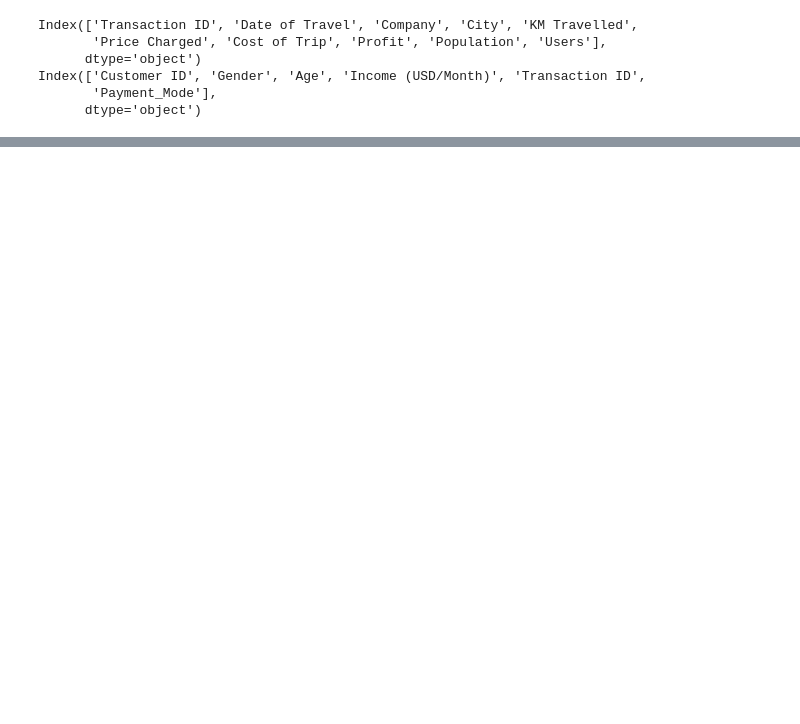
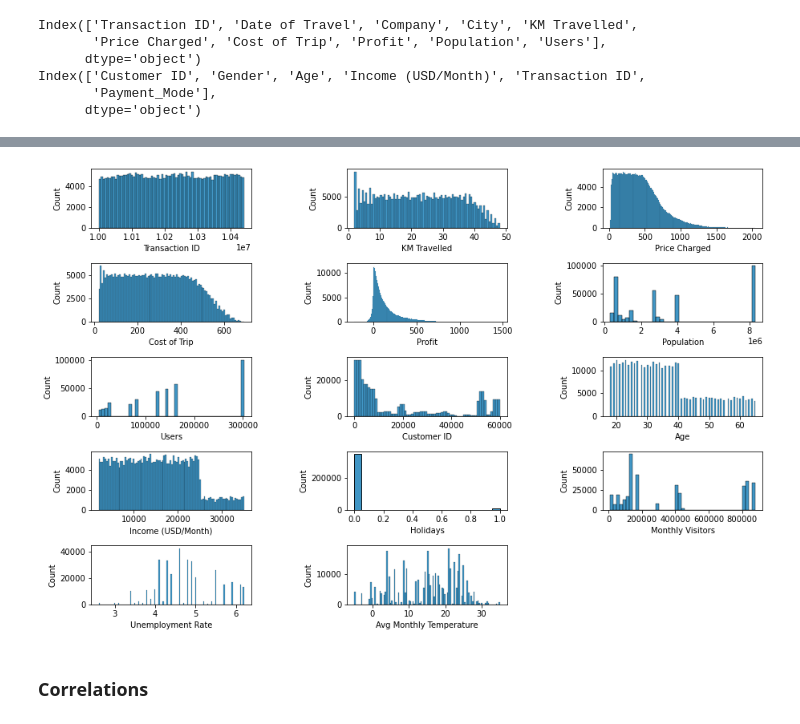
Before and after one commit to jaycee-ds/XYZ-investment, a Jupyter notebook: XYZ Cab Investment EDA.ipynb, the cells around one changed output, grey strips where cells are left out. Drawn from its saved outputs; the diff is of its cells as text; code cells hidden in the pictures; blank space fills up the shorter version.

```diff
--- a/XYZ Cab Investment EDA.ipynb
+++ b/XYZ Cab Investment EDA.ipynb
@@ -447,0 +401,3 @@ df3.index[0]
+# %%
+# Creating some columns takes a few minutes to process and to avoid that I will read the csv file straightforward
+df = pd.read_csv('data.csv')
@@ -447,0 +433,3 @@ df3.index[0]
+# %%
+# the dates changed its type to object, I'm going to put it correcly again
+df['Date of Travel'] = pd.to_datetime(df['Date of Travel'], format='%Y-%m-%d')
@@ -447,0 +470,7 @@ df3.index[0]
+# %%
+object_cols = [col for col in df.columns if df[col].dtype == 'object']
+
+for col in object_cols:
+    print('>>>',col,'<<<')
+    print(df[col].unique())
+    print(df[col].value_counts(normalize=True))
@@ -447,0 +502,19 @@ df3.index[0]
+# %%
+numeric_cols = [col for col in df.columns if df[col].dtype in ['int64', 'float64']]
+
+fig = plt.figure(figsize=(15,10))
+
+count=1
+
+for col in numeric_cols:
+    fig.add_subplot(5,3,count)
+    sns.histplot(data=df, x=col)
+    plt.subplots_adjust(hspace=0.6, wspace=0.6)
+
+    count+=1
+
+plt.show()
+# %% [output]
+[figure, added]
+# %% [markdown]
+### Correlations
```
Also changed, not shown: parts of 107 cells of this notebook.
